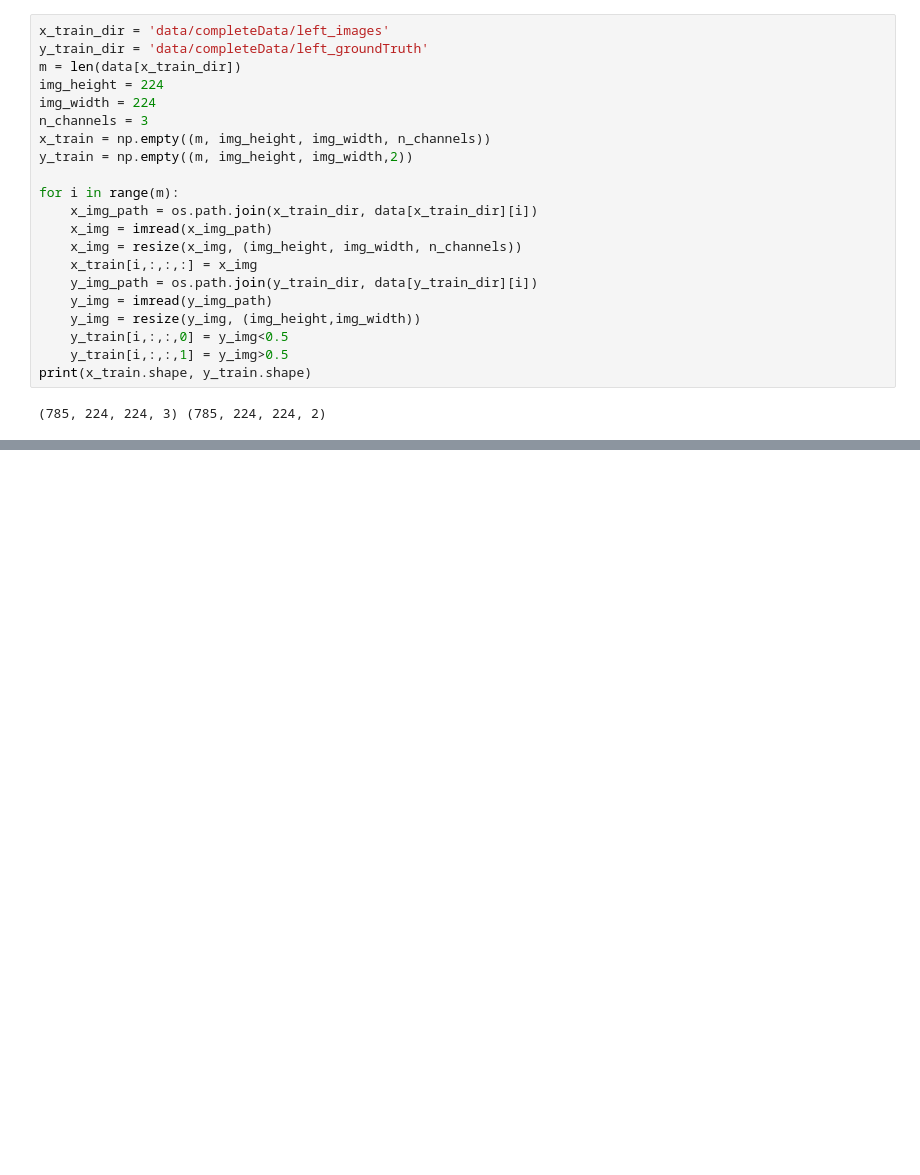
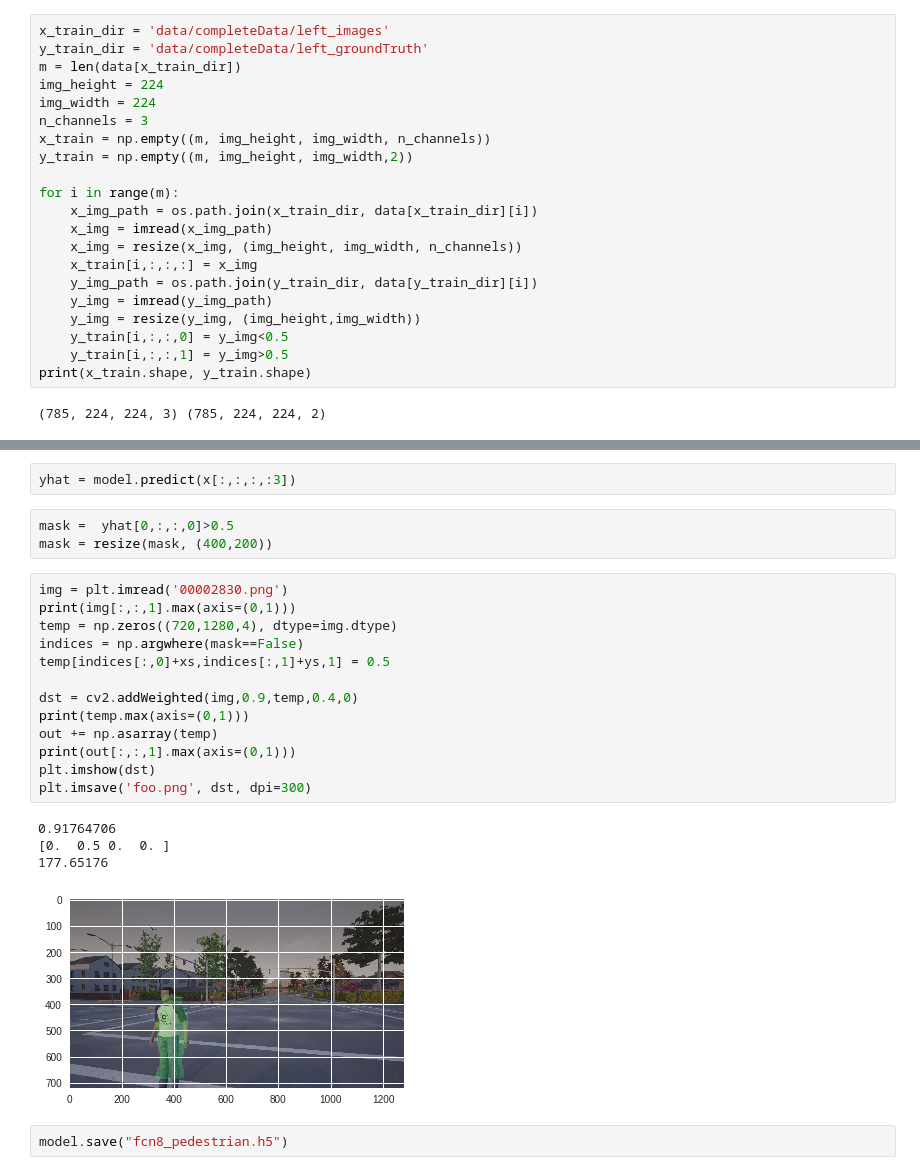
Before and after one commit to adelizer/pedestrians-detection, a Jupyter notebook: notebooks/FCN8_pedestrians.ipynb, the cells around one changed output, grey strips where cells are left out. Saved outputs shown, nothing was run; the diff lists cells and outputs as text; blank space fills up the shorter version.

```diff
--- a/notebooks/FCN8_pedestrians.ipynb
+++ b/notebooks/FCN8_pedestrians.ipynb
@@ -300,0 +305,25 @@ Clipping input data to the valid range for imshow with RGB data ([0..1] for floa
+# %%
+yhat = model.predict(x[:,:,:,:3])
+# %%
+mask =  yhat[0,:,:,0]>0.5
+mask = resize(mask, (400,200))
+# %%
+img = plt.imread('00002830.png')
+print(img[:,:,1].max(axis=(0,1)))
+temp = np.zeros((720,1280,4), dtype=img.dtype)
+indices = np.argwhere(mask==False)
+temp[indices[:,0]+xs,indices[:,1]+ys,1] = 0.5
+
+dst = cv2.addWeighted(img,0.9,temp,0.4,0)
+print(temp.max(axis=(0,1)))
+out += np.asarray(temp)
+print(out[:,:,1].max(axis=(0,1)))
+plt.imshow(dst)
+plt.imsave('foo.png', dst, dpi=300)
+# %% [output]
+0.91764706
+[0.  0.5 0.  0. ]
+177.65176
+[figure, added]
+# %%
+model.save("fcn8_pedestrian.h5")
```
Also changed, not shown: parts of 14 cells of this notebook.
